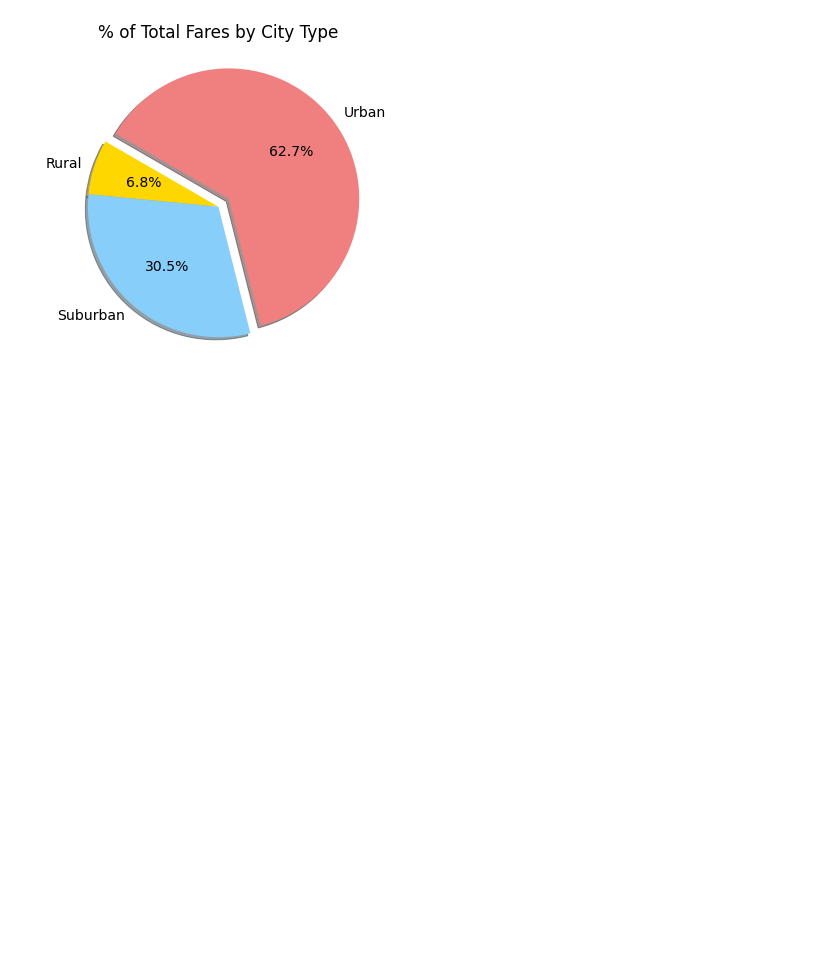
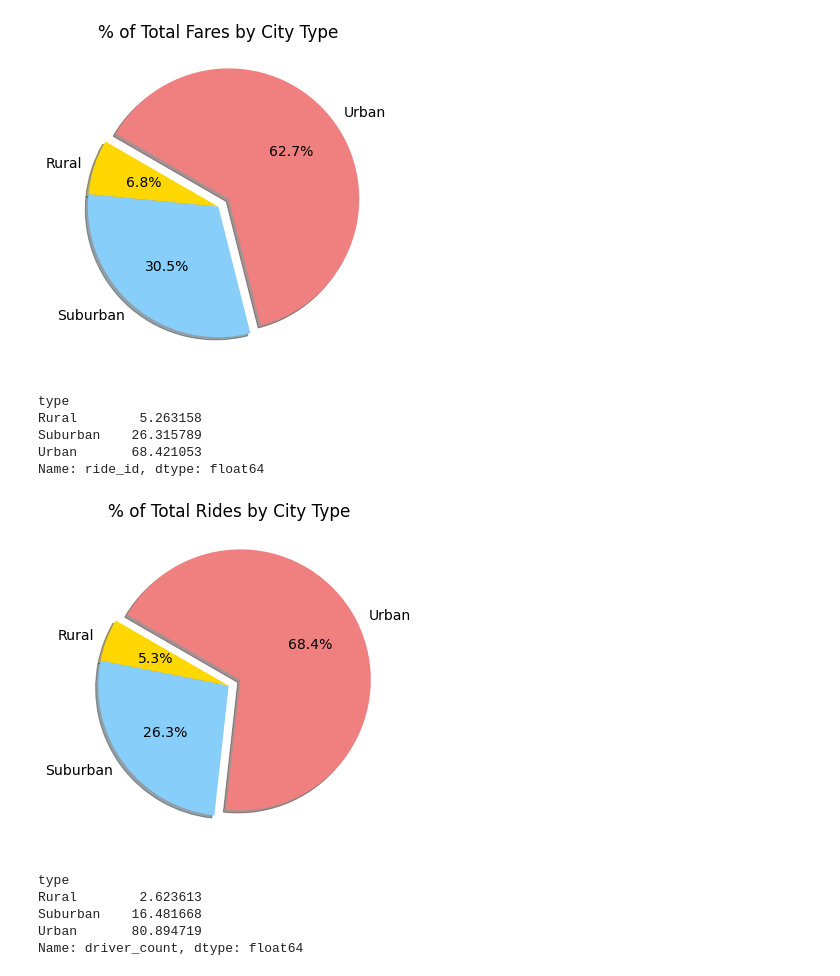
Before and after one commit to rgoldsberry/pyber-analysis, a Jupyter notebook: PyBer.ipynb, the cells around one changed output. Saved outputs shown, nothing was run; the diff lists cells and outputs as text; code cells hidden in the pictures; blank space fills up the shorter version.

Commit message:
finished ride and driver count pie charts

```diff
--- a/PyBer.ipynb
+++ b/PyBer.ipynb
@@ -365,2 +366,44 @@ plt.show()
 # %% [output]
 [figure]
+# %%
+#create data for rider pie chart
+
+ride_percents = pyber_data_df.groupby(["type"]).count()["ride_id"] / pyber_data_df.count()["ride_id"] * 100
+
+ride_percents
+# %% [output]
+type
+Rural        5.263158
+Suburban    26.315789
+Urban       68.421053
+Name: ride_id, dtype: float64
+# %%
+#create fares pie chart
+
+fig, ax = plt.subplots(figsize = (10,6))
+
+ax.pie(ride_percents, labels = ["Rural", "Suburban", "Urban"],
+      colors = ["gold", "lightskyblue", "lightcoral"],
+      explode = [0,0,.1],
+      autopct="%1.1f%%",
+      shadow = True,
+      startangle=150)
+
+ax.set_title("% of Total Rides by City Type")
+mpl.rcParams['font.size'] = 14
+
+plt.savefig("analysis/Fig6.png", facecolor = "white")
+# %% [output]
+[figure, added]
+# %%
+#create data for drivers pie chart
+
+driver_percents = city_data_df.groupby(["type"]).sum()["driver_count"] / city_data_df.sum()["driver_count"] * 100
+
+driver_percents
+# %% [output]
+type
+Rural        2.623613
+Suburban    16.481668
+Urban       80.894719
+Name: driver_count, dtype: float64
```
Also changed, not shown: parts of 3 cells of this notebook, 2 other files.
